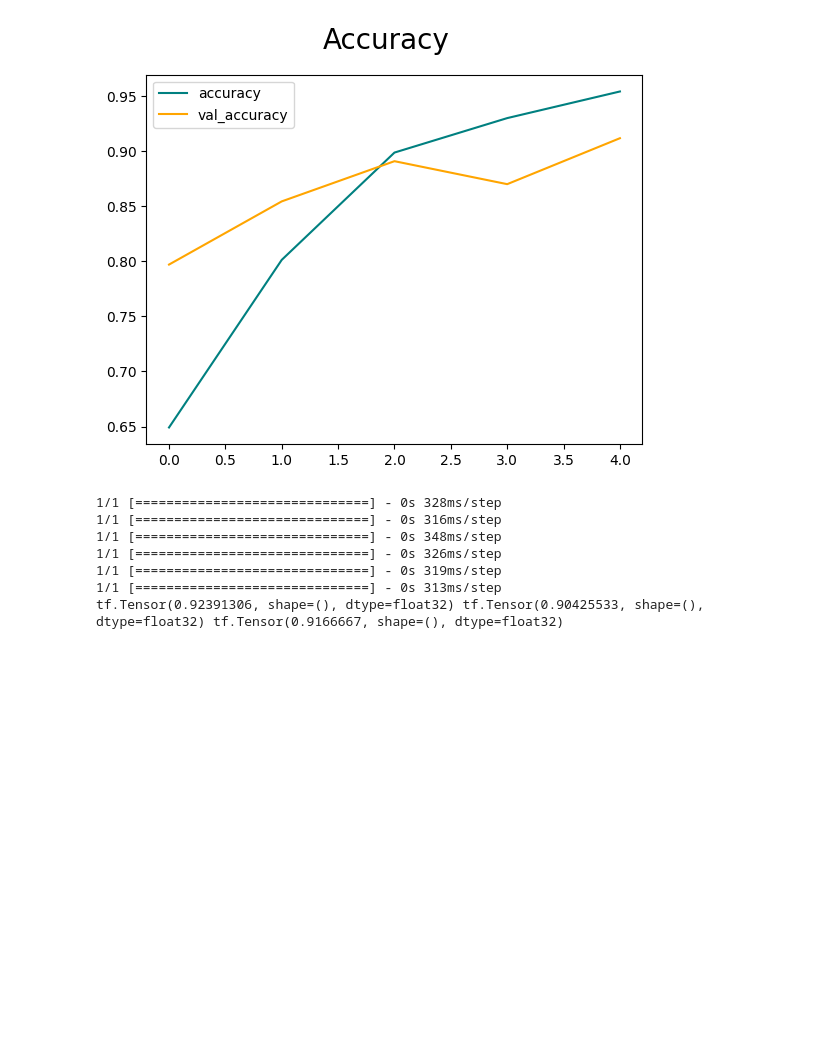
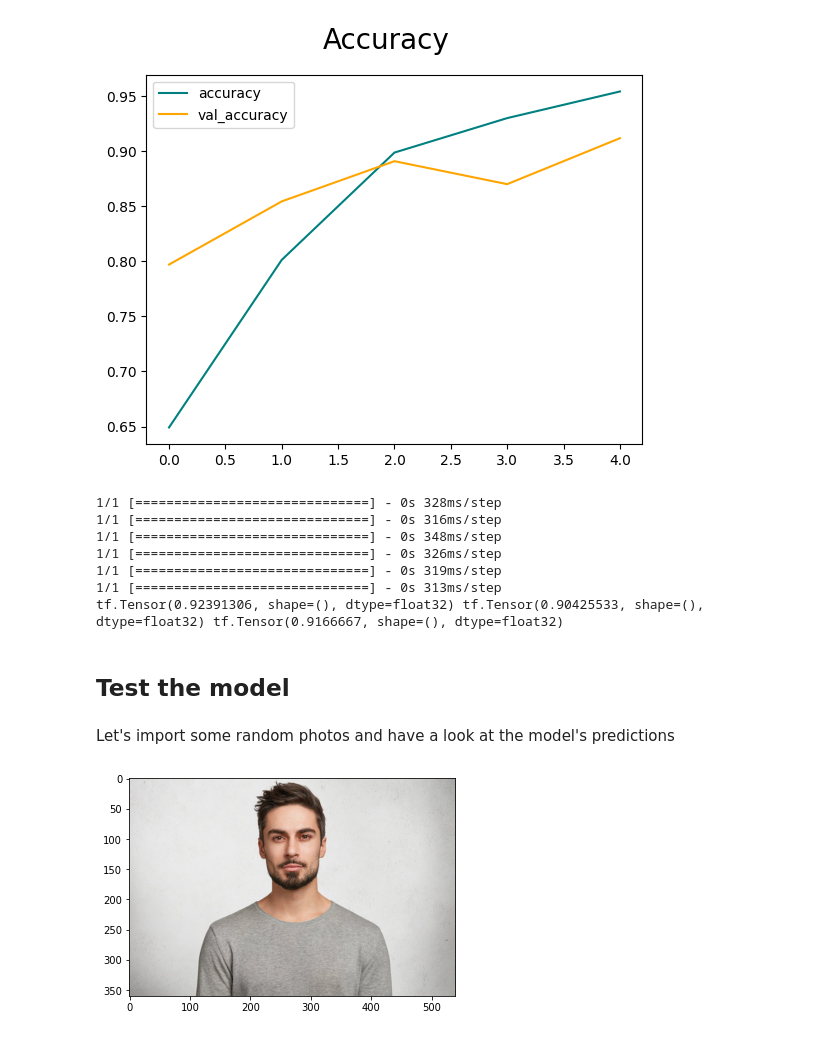
Before and after one commit to locdam/Gender-Classification, a Jupyter notebook: GenderClassification.ipynb, the cells around one changed output. Drawn from its saved outputs; the diff is of its cells as text; code cells hidden in the pictures; blank space fills up the shorter version.

```diff
--- a/GenderClassification.ipynb
+++ b/GenderClassification.ipynb
@@ -300,3 +299,13 @@ print(pre.result(), re.result(), acc.result())
 1/1 [==============================] - 0s 319ms/step
 1/1 [==============================] - 0s 313ms/step
 tf.Tensor(0.92391306, shape=(), dtype=float32) tf.Tensor(0.90425533, shape=(), dtype=float32) tf.Tensor(0.9166667, shape=(), dtype=float32)
+# %% [markdown]
+## Test the model
+# %% [markdown]
+Let's import some random photos and have a look at the model's predictions
+# %%
+img = cv2.imread('male.jpg')
+plt.imshow(cv2.cvtColor(img, cv2.COLOR_RGB2BGR))
+plt.show()
+# %% [output]
+[figure, added]
```
Also changed, not shown: parts of 13 cells of this notebook.
